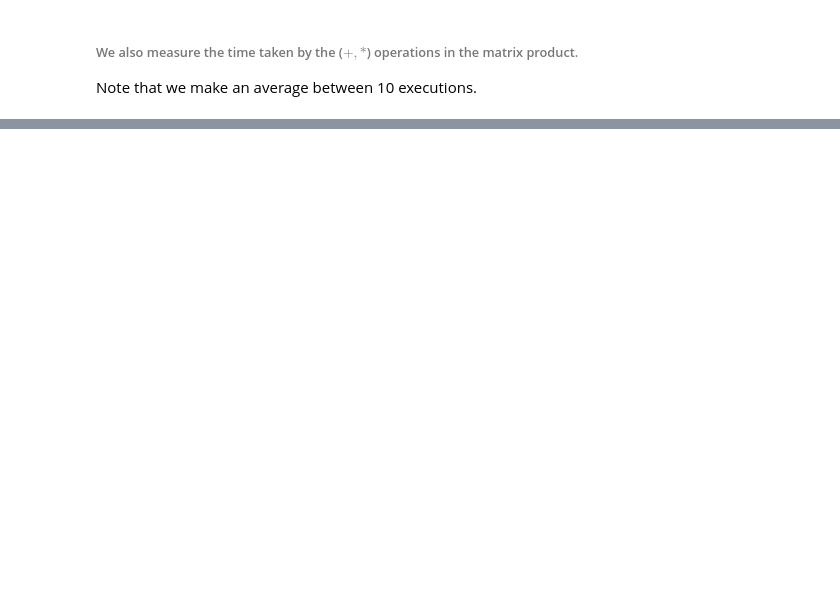
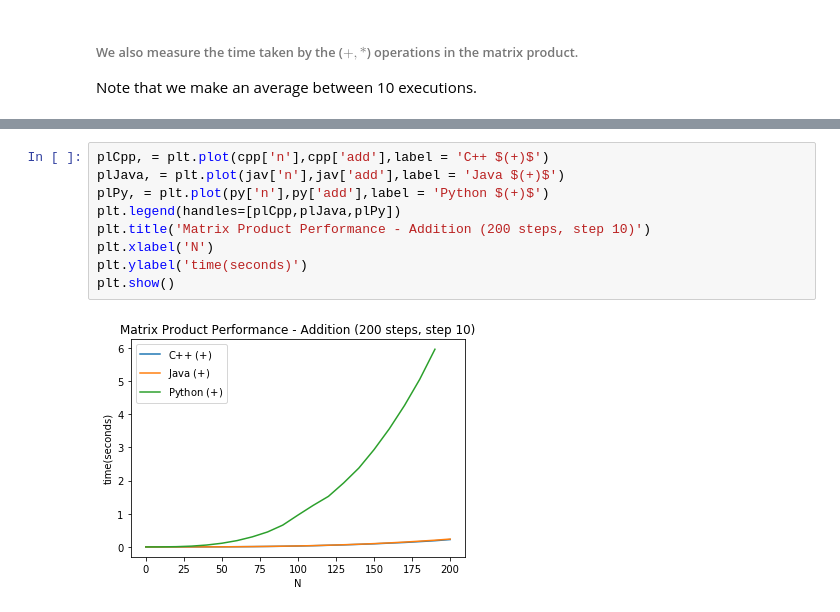
Before and after one commit to edwmapa/Algorithms, a Jupyter notebook: Homeworks/MatrixProduct/Matrix Product - Ones & Twos.ipynb, the cells around one changed output, grey strips where cells are left out. Drawn from its saved outputs; the diff is of its cells as text; blank space fills up the shorter version.

```diff
--- a/Homeworks/MatrixProduct/Matrix Product - Ones & Twos.ipynb
+++ b/Homeworks/MatrixProduct/Matrix Product - Ones & Twos.ipynb
@@ -125,0 +149,11 @@ plt.show()
+# %%
+plCpp, = plt.plot(cpp['n'],cpp['add'],label = 'C++ $(+)$')
+plJava, = plt.plot(jav['n'],jav['add'],label = 'Java $(+)$')
+plPy, = plt.plot(py['n'],py['add'],label = 'Python $(+)$')
+plt.legend(handles=[plCpp,plJava,plPy])
+plt.title('Matrix Product Performance - Addition (200 steps, step 10)')
+plt.xlabel('N')
+plt.ylabel('time(seconds)')
+plt.show()
+# %% [output]
+[figure, added]
```
Also changed, not shown: parts of 7 cells of this notebook, 6 other files.
